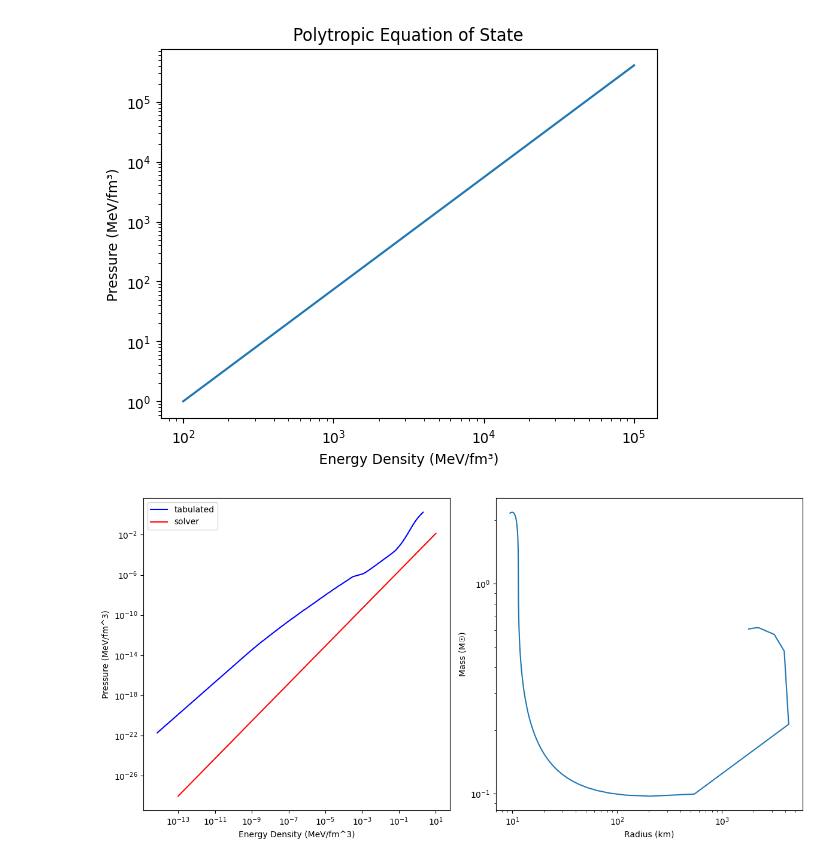
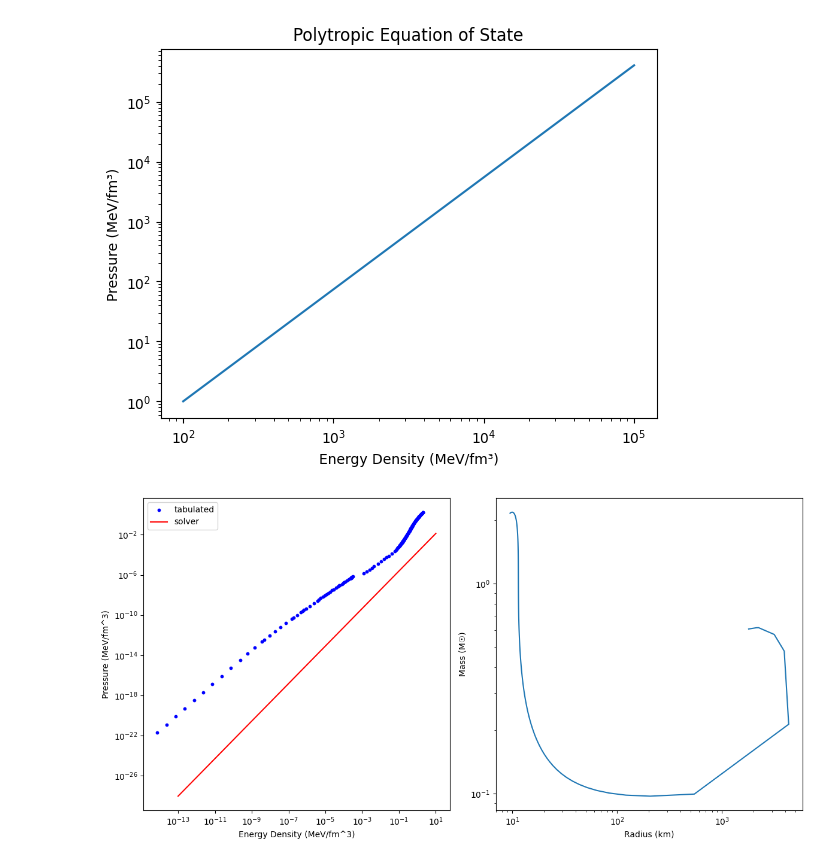
Before and after one commit to EHMD28/learn-scipy, a Jupyter notebook: tov/proof_of_concept.ipynb, the cells around one changed output. Drawn from its saved outputs; the diff is of its cells as text; code cells hidden in the pictures.

Commit message:
changed from line to scatter

```diff
--- a/tov/proof_of_concept.ipynb
+++ b/tov/proof_of_concept.ipynb
@@ -202,6 +202,7 @@ GAMMA = np.float64(1.8690663709614028)
 K = np.float64(0.00018275415434762654) [MeV-fm units]
 [figure]
 # %%
+from matplotlib.axes import Axes
 import pandas as pd
 import matplotlib.pyplot as plt
 import numpy as np
@@ -219,32 +220,35 @@ with open(EOS_DATA_FILE_PATH, 'r') as f:
 tabulated_p_values = mrl_df['p']
 tabulated_eps_values = mrl_df['e']
 
 with open(MASS_RADIUS_DATA_FILE_PATH, 'r') as f:
     # Skip the comments are the start of the file
     pos = 0
     while f.readline().startswith("#"):
         pos = f.tell()
     f.seek(pos)  # Go back 1 line.
     mrl_df = pd.read_table(f, sep=' ')
 tabulated_m_values = mrl_df['m']
 tabulated_r_values = mrl_df['r']
 
 solver_eps_values = np.logspace(-13, 1)
 solver_p_values = eos_p(solver_eps_values)
 
 fig, (ax1, ax2) = plt.subplots(nrows=1, ncols=2)
 fig.set_size_inches(12, 6)
 
-ax1.loglog(tabulated_eps_values, tabulated_p_values, color = 'blue', label = 'tabulated')
+ax1: Axes = ax1
+ax1.scatter(tabulated_eps_values, tabulated_p_values, color = 'blue', label = 'tabulated', s=10)
+ax1.set_xscale('log')
+ax1.set_yscale('log')
 ax1.loglog(solver_eps_values, solver_p_values, color = 'red', label = 'solver')
 ax1.set_xlabel("Energy Density (MeV/fm^3)")
 ax1.set_ylabel("Pressure (MeV/fm^3)")
 ax1.legend()
 
 ax2.loglog(tabulated_r_values, tabulated_m_values)
 ax2.set_xlabel("Radius (km)")
 ax2.set_ylabel("Mass (M☉)")
 
 fig.tight_layout()
 # %% [output]
-[figure, old version]
+[figure, new version]
```
